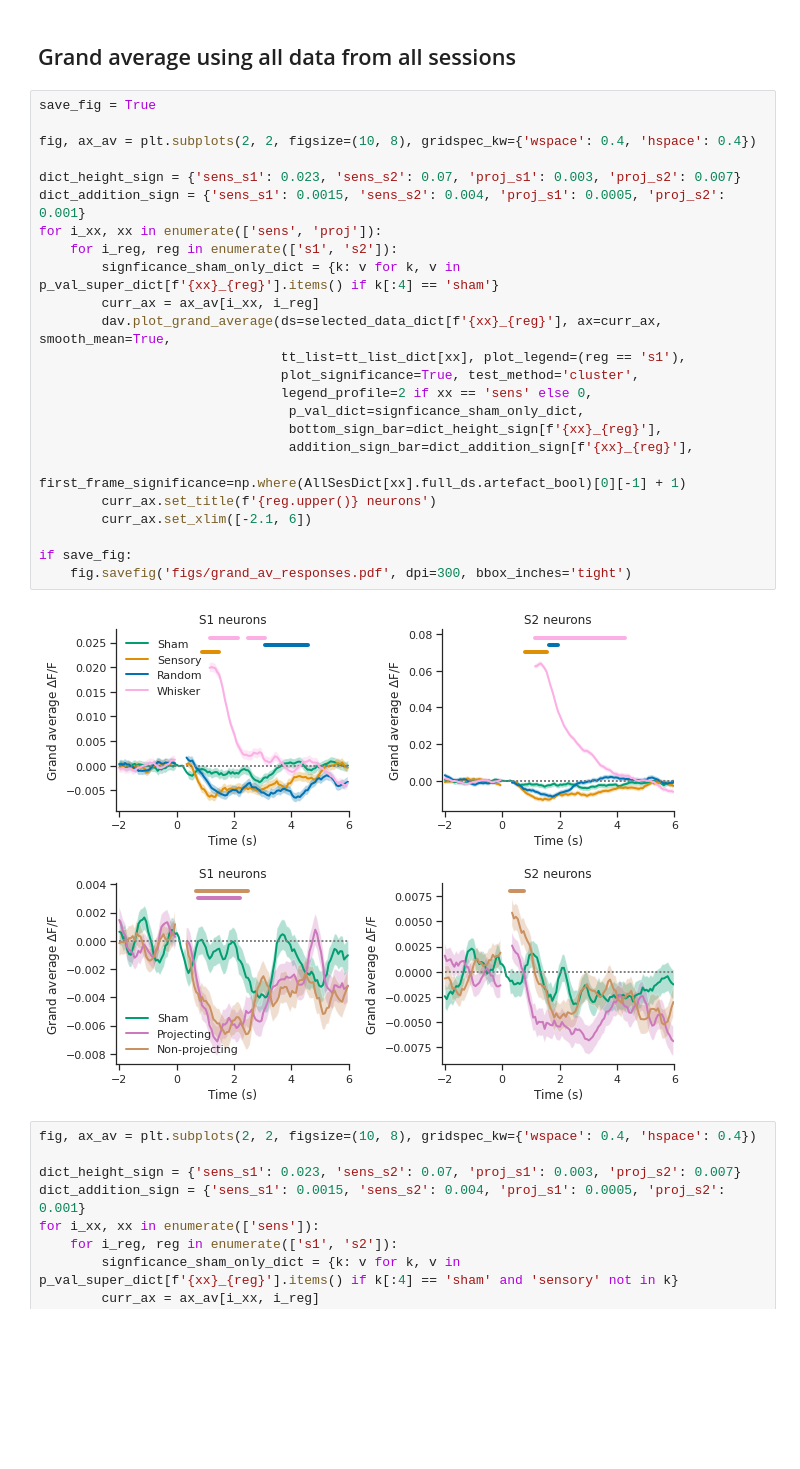
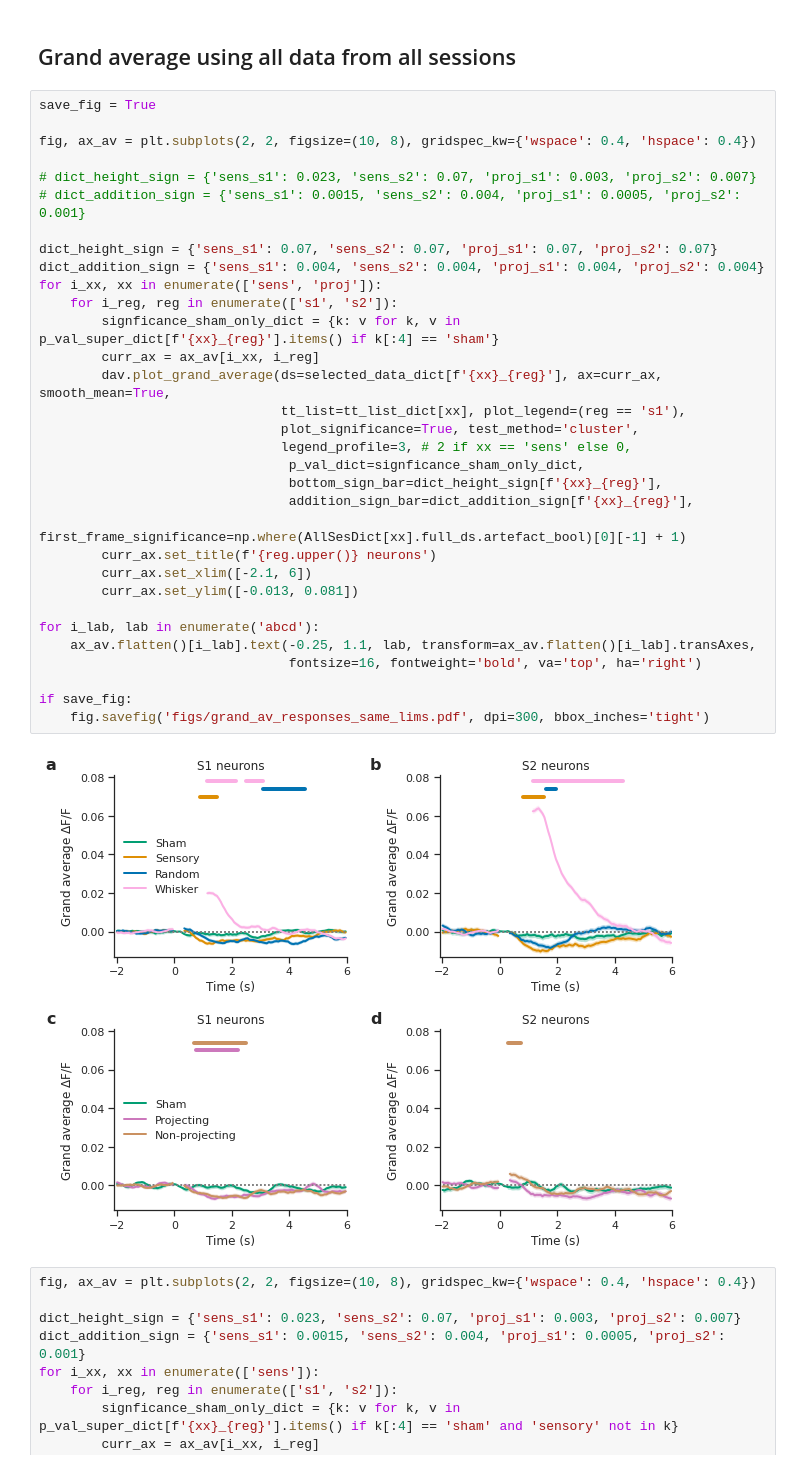
Before and after one commit to Packer-Lab/S1S2_mechanisms, a Jupyter notebook: jupyter/thijs/Average stimulus responses.ipynb, the cells around one changed output. Saved outputs shown, nothing was run; the diff lists cells and outputs as text; blank space fills up the shorter version.

```diff
--- a/jupyter/thijs/Average stimulus responses.ipynb
+++ b/jupyter/thijs/Average stimulus responses.ipynb
@@ -122,29 +121,37 @@ AttributeError: 'NoneType' object has no attribute 'dataset_selector'
 # %%
 save_fig = True
 
 fig, ax_av = plt.subplots(2, 2, figsize=(10, 8), gridspec_kw={'wspace': 0.4, 'hspace': 0.4})
 
-dict_height_sign = {'sens_s1': 0.023, 'sens_s2': 0.07, 'proj_s1': 0.003, 'proj_s2': 0.007}
-dict_addition_sign = {'sens_s1': 0.0015, 'sens_s2': 0.004, 'proj_s1': 0.0005, 'proj_s2': 0.001}
+# dict_height_sign = {'sens_s1': 0.023, 'sens_s2': 0.07, 'proj_s1': 0.003, 'proj_s2': 0.007}
+# dict_addition_sign = {'sens_s1': 0.0015, 'sens_s2': 0.004, 'proj_s1': 0.0005, 'proj_s2': 0.001}
+
+dict_height_sign = {'sens_s1': 0.07, 'sens_s2': 0.07, 'proj_s1': 0.07, 'proj_s2': 0.07}
+dict_addition_sign = {'sens_s1': 0.004, 'sens_s2': 0.004, 'proj_s1': 0.004, 'proj_s2': 0.004}
 for i_xx, xx in enumerate(['sens', 'proj']):
     for i_reg, reg in enumerate(['s1', 's2']):
         signficance_sham_only_dict = {k: v for k, v in p_val_super_dict[f'{xx}_{reg}'].items() if k[:4] == 'sham'}
         curr_ax = ax_av[i_xx, i_reg]
         dav.plot_grand_average(ds=selected_data_dict[f'{xx}_{reg}'], ax=curr_ax, smooth_mean=True,
                                tt_list=tt_list_dict[xx], plot_legend=(reg == 's1'),
                                plot_significance=True, test_method='cluster',
-                               legend_profile=2 if xx == 'sens' else 0,
+                               legend_profile=3, # 2 if xx == 'sens' else 0,
                                 p_val_dict=signficance_sham_only_dict,
                                 bottom_sign_bar=dict_height_sign[f'{xx}_{reg}'],
                                 addition_sign_bar=dict_addition_sign[f'{xx}_{reg}'],
                                first_frame_significance=np.where(AllSesDict[xx].full_ds.artefact_bool)[0][-1] + 1)
         curr_ax.set_title(f'{reg.upper()} neurons')
         curr_ax.set_xlim([-2.1, 6])
+        curr_ax.set_ylim([-0.013, 0.081])
+
+for i_lab, lab in enumerate('abcd'):
+    ax_av.flatten()[i_lab].text(-0.25, 1.1, lab, transform=ax_av.flatten()[i_lab].transAxes,
+                                fontsize=16, fontweight='bold', va='top', ha='right')
 
 if save_fig:
-    fig.savefig('figs/grand_av_responses.pdf', dpi=300, bbox_inches='tight')
+    fig.savefig('figs/grand_av_responses_same_lims.pdf', dpi=300, bbox_inches='tight')
 # %% [output]
-[figure, old version]
+[figure, new version]
 # %%
 fig, ax_av = plt.subplots(2, 2, figsize=(10, 8), gridspec_kw={'wspace': 0.4, 'hspace': 0.4})
 
```
Also changed, not shown: parts of 1 cell of this notebook, 1 other file.
